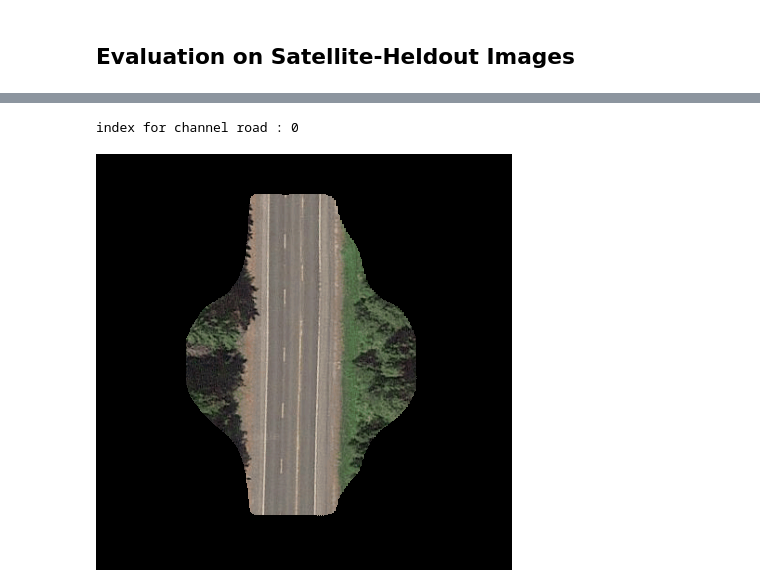
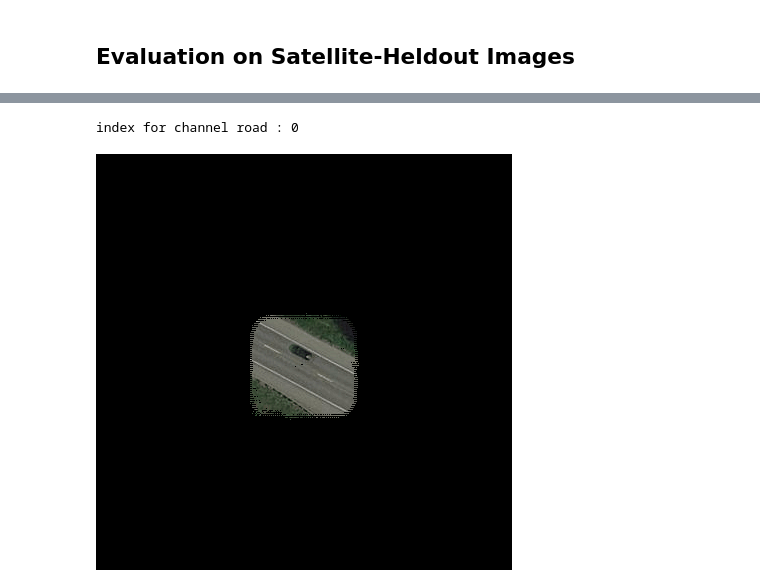
Before and after one commit to iCopyPasta/COMP594, a Jupyter notebook: UNetExperiments/UNetExperiment.ipynb, the cells around one changed output, grey strips where cells are left out. Cells and saved outputs as stored; diff of their text form; code cells hidden in the pictures.

```diff
--- a/UNetExperiments/UNetExperiment.ipynb
+++ b/UNetExperiments/UNetExperiment.ipynb
@@ -221,16 +217,7 @@ data_transforms = transforms.Compose([transforms.Resize([imageSize,imageSize]),
 dataset = ImageFolderWithPaths(data_dir, transform=data_transforms) # our custom dataset
 dataloaders = torch.utils.data.DataLoader(dataset, batch_size = batchSize, shuffle=True)
 
-# iterate over data
-#for inputs, labels, paths in dataloader:
-#    # use the above variables freely
-#    print(inputs, labels, paths)
-
-#groundTruth = tensor
-#label = tensor[0,0]
-#path = tuple list, access each via path[index]
-
-new_road_factory = DrawingWithTensors.datasetFactory(IMAGE_SIZE=416)
+new_road_factory = DrawingWithTensors.datasetFactory(IMAGE_SIZE=imageSize)
 # %% [markdown]
 ## Training Routine without Validation Steps
 # %%
@@ -294,7 +276,7 @@ def train_model(model, criterion, optimizer, scheduler, num_epochs=4):
     return model
 # %%
 def showInferenceOnImage(img, tensor, class_label, threshold, classMap):
-    IMAGE_SIZE = 416
+    IMAGE_SIZE = imageSize
     imgTMP = img.copy()
     imgMap = imgTMP.load()
     class_type_corresponding_channel = classMap[class_label]
@@ -341,16 +322,14 @@ loading weights from /home/peo5032/Documents/COMP594/logged_weights/modelBetterB
 # %% [markdown]
 ## Training and Results
 # %%
-#criterion = torch.nn.BCEWithLogitsLoss()
-criterion = DICELossMultiClass()
+criterion = torch.nn.BCEWithLogitsLoss()
+#criterion = DICELossMultiClass()
 #criterion = IOU_BCELoss()
 
-# Observe default choices, except using amsgrad version of Adam
-optimizer_ft = optim.Adam(model.parameters(), lr=0.01, weight_decay=0, amsgrad=False, eps=0.1)
+#Observe adjustments in learning rate
+optimizer_ft = optim.Adam(model.parameters(), lr=0.05,weight_decay=0, amsgrad=False, eps=0.1)
 
-# Observe that all parameters are being optimized
-#optimizer_ft = optim.SGD(model.parameters(), lr=0.2, momentum=0.90)
-# Osscilate between high and low learning rates
+# Osscilate between high and low learning rates over time
 exp_lr_scheduler = lr_scheduler.CosineAnnealingLR(optimizer_ft, T_max=EPOCHS,eta_min=0.001)
 
 try:
@@ -416,8 +395,9 @@ import matplotlib.pyplot as plt
 %matplotlib notebook
 
 #Show results in meanwhile
-PATH="/home/peo5032/Pictures/evaluationPhotos"
-resize = transforms.Resize([imageSize,imageSize])
+PATH="/home/peo5032/Pictures/evaluationPhotos/"
+#PATH="/home/peo5032/Pictures/"
+resize = transforms.CenterCrop([imageSize,imageSize])
 
 #no cars, semi-straight in a direction
 #2_19.49_b.png
@@ -434,7 +414,7 @@ resize = transforms.Resize([imageSize,imageSize])
 #303_4.83_i.png
 #285_0.55_b.png
 
-img = Image.open(PATH+"/2_85.77_b.png")
+img = Image.open(PATH+"2_9.31_b.png")
 img = resize(img)
 
 inputs = torch.zeros(1,3, imageSize, imageSize).to(device)
@@ -452,8 +432,8 @@ min tensor(0., device='cuda:0', grad_fn=<MinBackward1>) max tensor(0.9999, devic
 # %%
 class_label = "road"
-threshold = .90
+threshold = .15
 classMap = new_road_factory.classMap
 showInferenceOnImage(img, torch.sigmoid(outputs[0]), class_label, threshold, classMap)
 # %% [output]
 index for channel road : 0
-[figure, old version]
+[figure, new version]
```
Also changed, not shown: parts of 8 cells of this notebook, 3 other files.
